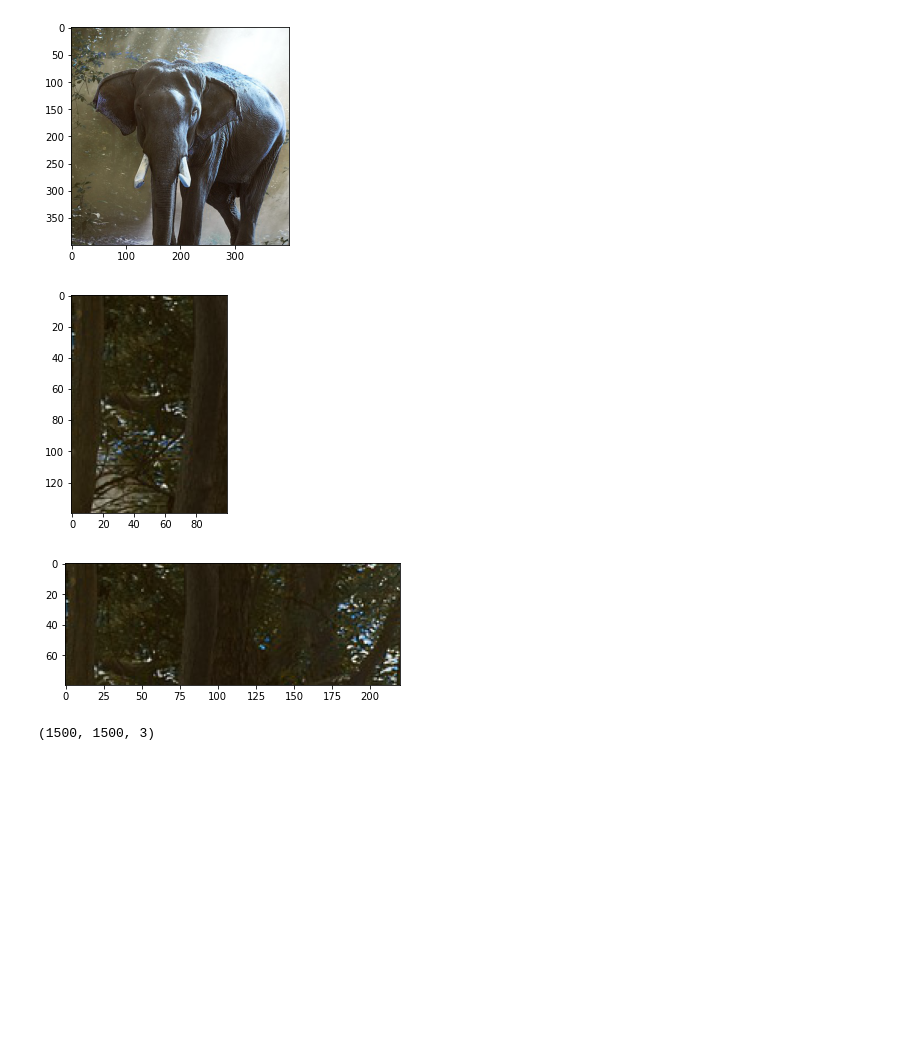
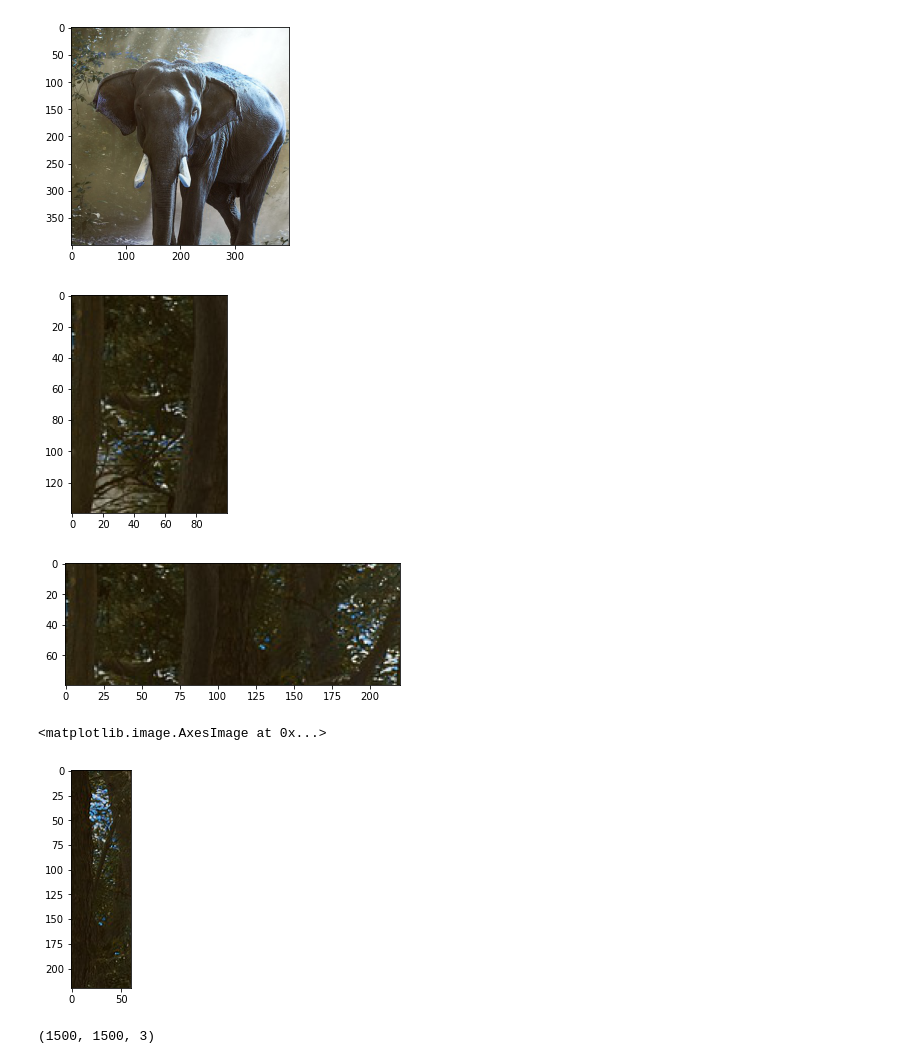
Before and after one commit to HARSHITPRATAP7121/AIDL, a Jupyter notebook: day9jp.ipynb, the cells around one changed output. Drawn from its saved outputs; the diff is of its cells as text; code cells hidden in the pictures; blank space fills up the shorter version.

```diff
--- a/day9jp.ipynb
+++ b/day9jp.ipynb
@@ -78,14 +78,20 @@ plt.imshow(img1[300:700,400:800,::-1])
 [figure]
 # %%
 x,y,w,h=(50,150,100,140)
+
 plt.imshow(img1[y:y+h,x:x+w,::-1])
 plt.show()
 x1,y1,x2,y2=(50,150,270,230)
 plt.imshow(img1[y1:y2,x1:x2,::-1])
 plt.show()
+y1,x1,y2,x2 = (50,150, 270, 210)
+plt.subplot(1,3,3)
+plt.imshow(img1[y1:y2, x1:x2, ::-1])
 # %% [output]
 [figure]
 [figure]
+<matplotlib.image.AxesImage at 0x...>
+[figure, added]
 # %%
 # image scaling
 img_large=cv2.resize(img1,(1500,1500),interpolation=cv2.INTER_CUBIC)
```
Also changed, not shown: parts of 4 cells of this notebook, 2 other files.
